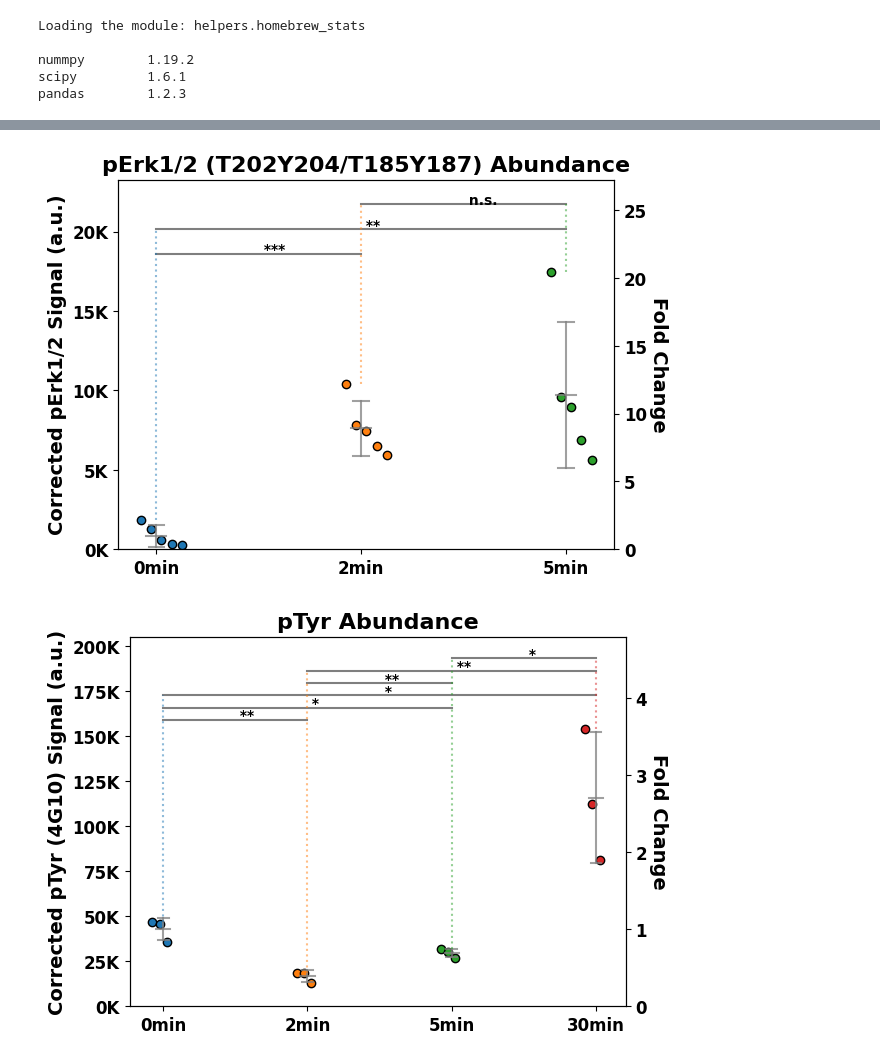
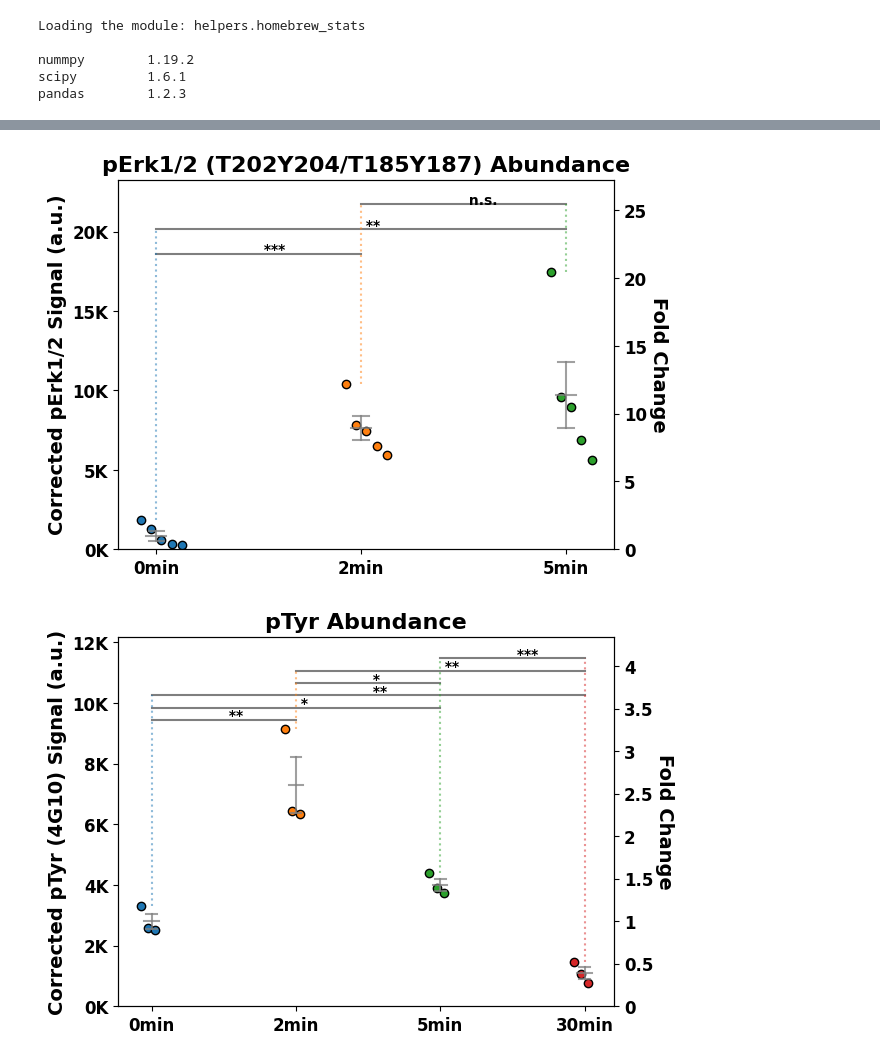
Before and after one commit to drsalomon/griffith_callahan_2021_CART_code, a Jupyter notebook: Supplementary Folder 1 PTM-SEA Python Scripts/western_quantification.ipynb, the cells around one changed output, grey strips where cells are left out. Cells and saved outputs as stored; diff of their text form; code cells hidden in the pictures.

Commit message:
Updated figures

```diff
--- a/Supplementary Folder 1 PTM-SEA Python Scripts/western_quantification.ipynb
+++ b/Supplementary Folder 1 PTM-SEA Python Scripts/western_quantification.ipynb
@@ -20,6 +20,10 @@ nummpy        1.19.2
 scipy         1.6.1
 pandas        1.2.3
 # %%
+def sem(data):
+    std = variance(data)**(0.5)
+    return std/len(data)**(0.5)
+
 def add_errorbar(mpl_axes, x_pos, y_pos, std, color = "grey", x_offset = 0.05, transparency = 0.75):
     """
     Adds error bars to MatPlotLib axes object. Modifies the mpl_axes input, returns None.
@@ -131,7 +135,7 @@ def get_data_info(corr_signal_groups):
     for item in corr_signal_groups:
         if len(item[1]) > 1:
             means.append(mean(item[1]))
-            sems.append(standard_deviation(item[1]))
+            sems.append(standard_deviation(item[1])/(len(item[1])**(0.5)))
         else:
             means.append(*item[1])
             sems.append(float("nan"))
@@ -457,20 +465,20 @@ western_quant("western_blot_data/Supplementary Folder 1 File B proteomics pErk W
               foldchange_axis = True,
               foldchange_group = "0min")
 # %% [output]
-[figure, old version]
+[figure, new version]
 # %%
 western_quant("western_blot_data/Supplementary Folder 1 File C CD19-CAR T cell 30m coculture pTyr Western Quantification.xls",
               bins = 4,
-              exp_channel = 800,
-              control_channel = 700,
+              exp_channel = 700,
+              control_channel = 800,
               filename = "western_blot_data/Supplementary Folder 1 File C CD19-CAR T cell 30 minute coculture pTyr Western Statistics.pdf",
               labels = ["0min", "2min", "5min", "30min"],
               title = "pTyr Abundance",
               ylabel = "Corrected pTyr (4G10) Signal (a.u.)",
               foldchange_axis = True,
               foldchange_group = "0min")
 # %% [output]
-[figure, old version]
+[figure, new version]
 # %%
 western_quant("western_blot_data/Supplementary Folder 1 File D Jurkat E6  30 minute coculture pTyr Western Quantification.xls",
               bins = 4,
```
Also changed, not shown: parts of 2 cells of this notebook, 18 other files.
